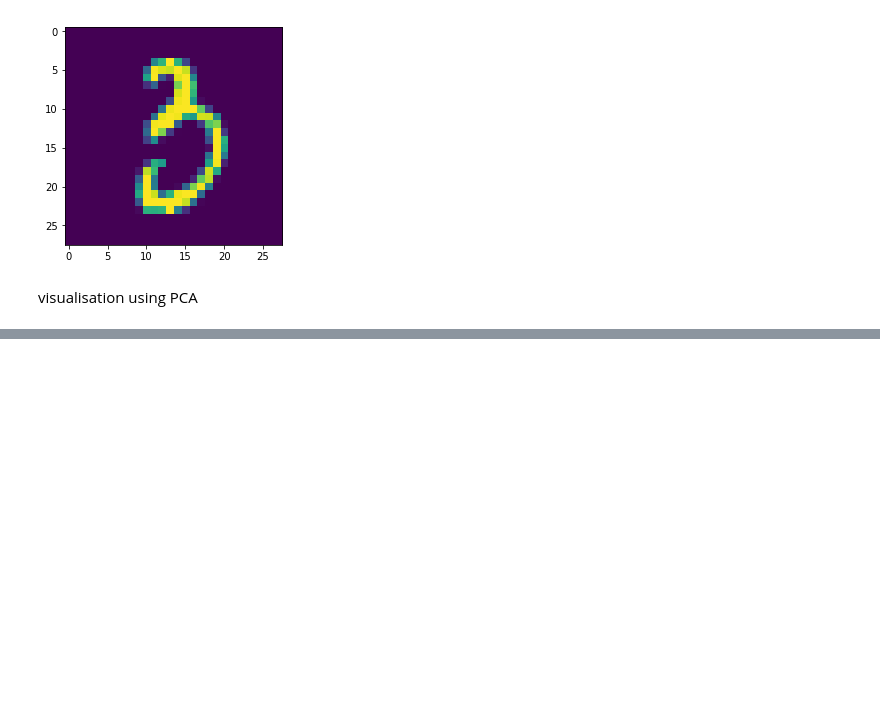
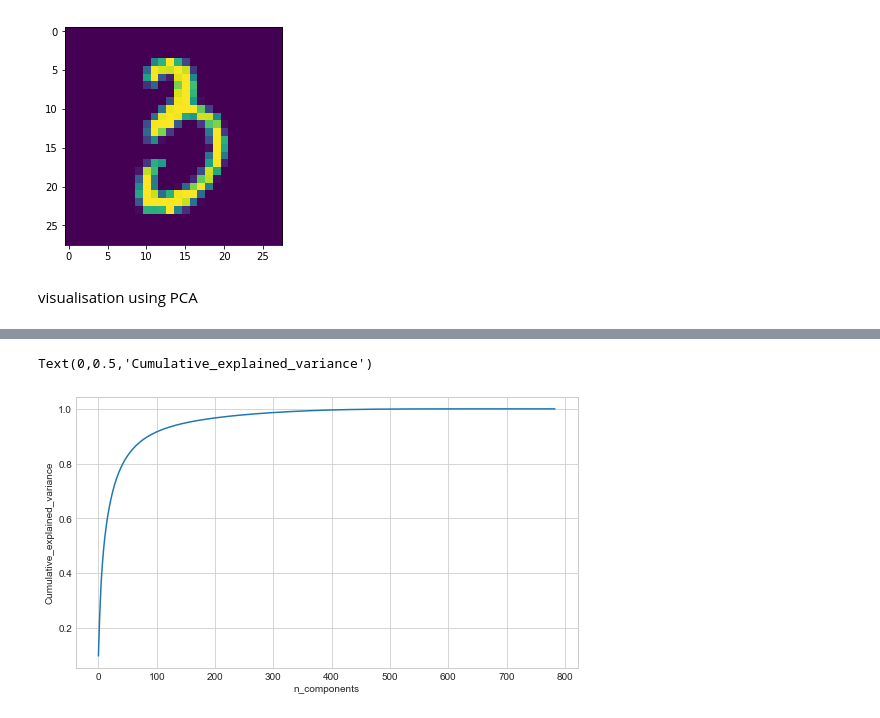
Before and after one commit to princebharti/ml-basic, a Jupyter notebook: DIMENSIONALITY REDUCTION AND VISUALIZATION-11/Dimensionality_reduction_practise.ipynb, the cells around one changed output, grey strips where cells are left out. Cells and saved outputs as stored; diff of their text form; code cells hidden in the pictures; blank space fills up the shorter version.

```diff
--- a/DIMENSIONALITY REDUCTION AND VISUALIZATION-11/Dimensionality_reduction_practise.ipynb
+++ b/DIMENSIONALITY REDUCTION AND VISUALIZATION-11/Dimensionality_reduction_practise.ipynb
@@ -81,0 +69,10 @@ array([[0., 0., 0., ..., 0., 0., 0.],
+# %%
+plt.figure(figsize=(9,5))
+sns.set_style(style='whitegrid')
+plt.plot(pca.explained_variance_ratio_.cumsum())
+plt.xlabel('n_components')
+plt.ylabel('Cumulative_explained_variance')
+#we can see that first 200 components can explain 90% variance
+# %% [output]
+Text(0,0.5,'Cumulative_explained_variance')
+[figure, added]
```
Also changed, not shown: parts of 14 cells of this notebook, 1 other file.
